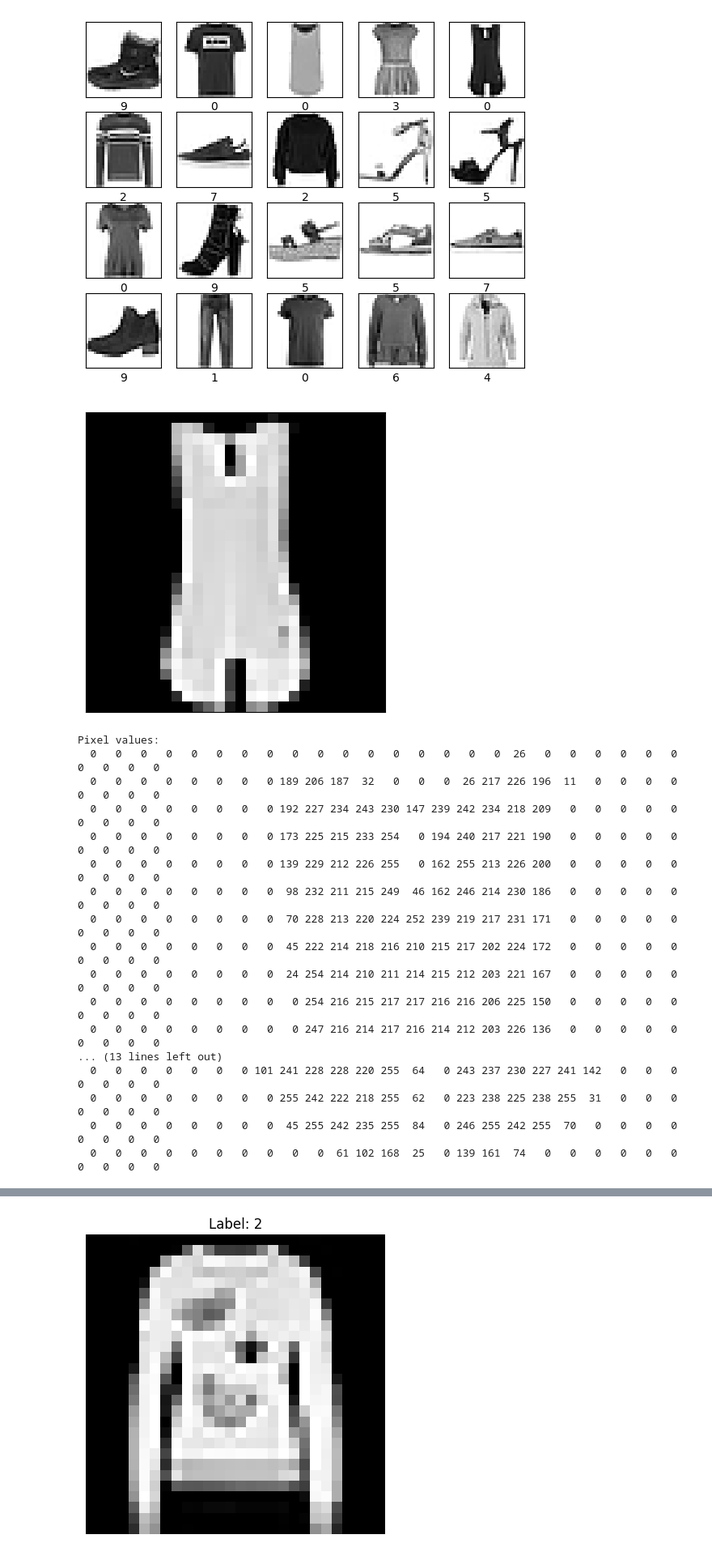
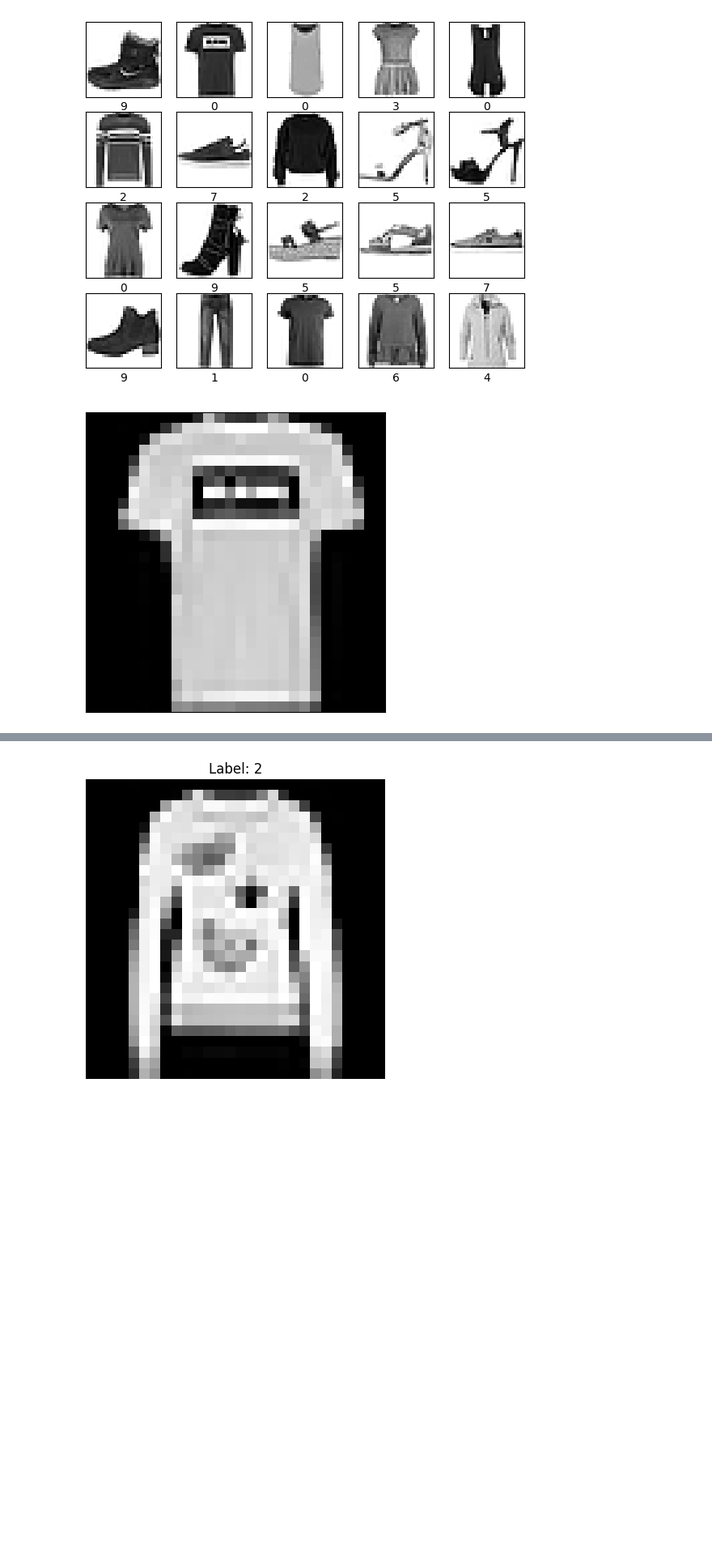
Before and after one commit to Asad15-tech/Alyz.code, a Jupyter notebook: Deep Learning/06_CNN_FMnist.ipynb, the cells around one changed output, grey strips where cells are left out. Shown: that part at 81% size. Saved outputs shown, nothing was run; the diff lists cells and outputs as text; code cells hidden in the pictures; blank space fills up the shorter version.

```diff
--- a/Deep Learning/06_CNN_FMnist.ipynb
+++ b/Deep Learning/06_CNN_FMnist.ipynb
@@ -41,35 +50,11 @@ plt.show()
 # %% [output]
 [figure]
 # %%
-# Display the fifth image in the dataset as a data matrix
-plt.imshow(X_train[4], cmap="gray")
+# Display the second image in the dataset as a data matrix
+plt.imshow(X_train[1], cmap="gray")
 plt.xticks([])
 plt.yticks([])
 plt.grid(False)
 plt.show()
-
-# Display the values of each pixel in the image
-print("Pixel values:")
-for row in X_train[4]:
-    for pixel in row:
-        print("{:3}".format(pixel), end=" ")
-    print()
 # %% [output]
-[figure, old version]
+[figure, new version]
-Pixel values:
-  0   0   0   0   0   0   0   0   0   0   0   0   0   0   0   0   0  26   0   0   0   0   0   0   0   0   0   0
-  0   0   0   0   0   0   0   0 189 206 187  32   0   0   0  26 217 226 196  11   0   0   0   0   0   0   0   0
-  0   0   0   0   0   0   0   0 192 227 234 243 230 147 239 242 234 218 209   0   0   0   0   0   0   0   0   0
-  0   0   0   0   0   0   0   0 173 225 215 233 254   0 194 240 217 221 190   0   0   0   0   0   0   0   0   0
-  0   0   0   0   0   0   0   0 139 229 212 226 255   0 162 255 213 226 200   0   0   0   0   0   0   0   0   0
-  0   0   0   0   0   0   0   0  98 232 211 215 249  46 162 246 214 230 186   0   0   0   0   0   0   0   0   0
-  0   0   0   0   0   0   0   0  70 228 213 220 224 252 239 219 217 231 171   0   0   0   0   0   0   0   0   0
-  0   0   0   0   0   0   0   0  45 222 214 218 216 210 215 217 202 224 172   0   0   0   0   0   0   0   0   0
-  0   0   0   0   0   0   0   0  24 254 214 210 211 214 215 212 203 221 167   0   0   0   0   0   0   0   0   0
-  0   0   0   0   0   0   0   0   0 254 216 215 217 217 216 216 206 225 150   0   0   0   0   0   0   0   0   0
-  0   0   0   0   0   0   0   0   0 247 216 214 217 216 214 212 203 226 136   0   0   0   0   0   0   0   0   0
-... (13 lines left out)
-  0   0   0   0   0   0   0 101 241 228 228 220 255  64   0 243 237 230 227 241 142   0   0   0   0   0   0   0
-  0   0   0   0   0   0   0   0 255 242 222 218 255  62   0 223 238 225 238 255  31   0   0   0   0   0   0   0
-  0   0   0   0   0   0   0   0  45 255 242 235 255  84   0 246 255 242 255  70   0   0   0   0   0   0   0   0
-  0   0   0   0   0   0   0   0   0   0  61 102 168  25   0 139 161  74   0   0   0   0   0   0   0   0   0   0
```
Also changed, not shown: parts of 12 cells of this notebook.
